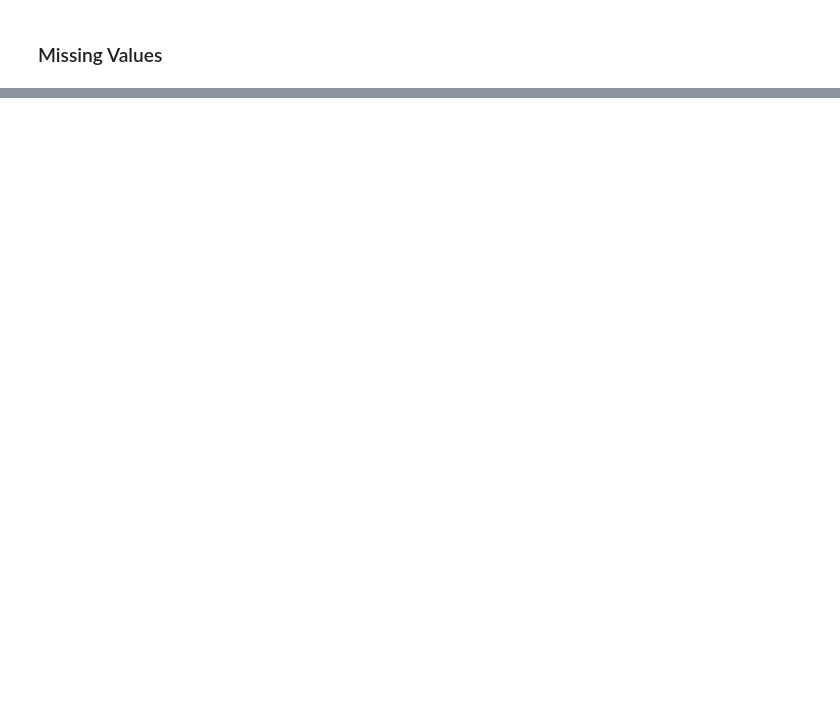
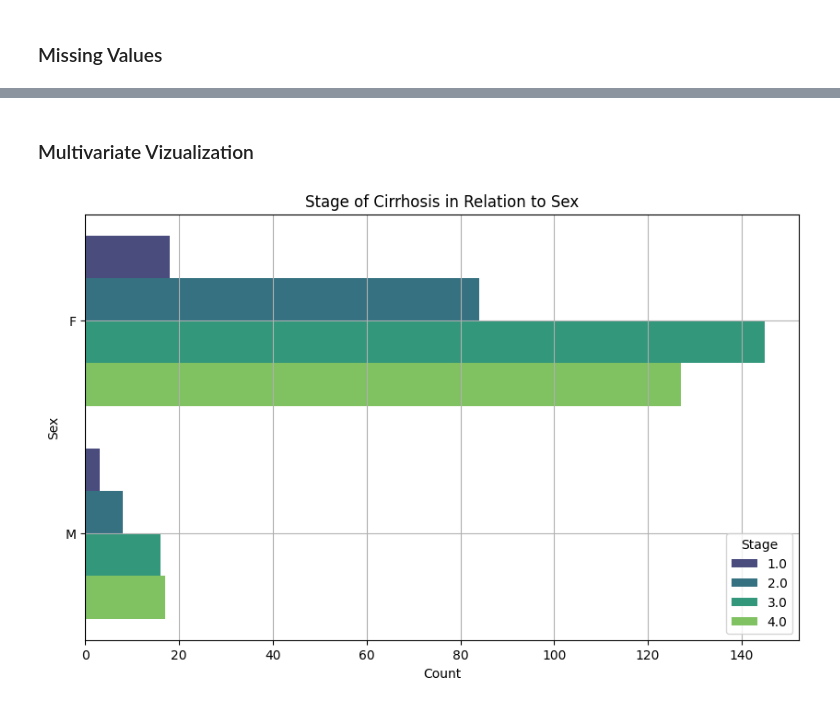
Before and after one commit to A-Kutscher/Liver-Cirrhosis-Dataset-Prediction-with-Modeling, a Jupyter notebook: Project_2_Cirrhosis_AK.ipynb, the cells around one changed output, grey strips where cells are left out. Saved outputs shown, nothing was run; the diff lists cells and outputs as text; code cells hidden in the pictures; blank space fills up the shorter version.

```diff
--- a/Project_2_Cirrhosis_AK.ipynb
+++ b/Project_2_Cirrhosis_AK.ipynb
@@ -306,0 +414,13 @@ dtype: int64
+# %% [markdown]
+### Multivariate Vizualization
+# %%
+plt.figure(figsize=(10, 6))
+sns.countplot(y='Sex', hue='Stage', data=df_cleaned, palette="viridis")
+plt.title('Stage of Cirrhosis in Relation to Sex')
+plt.xlabel('Count')
+plt.ylabel('Sex')
+plt.legend(title='Stage')
+plt.grid(True)
+plt.show()
+# %% [output]
+[figure, added]
```
Also changed, not shown: parts of 62 cells of this notebook.
